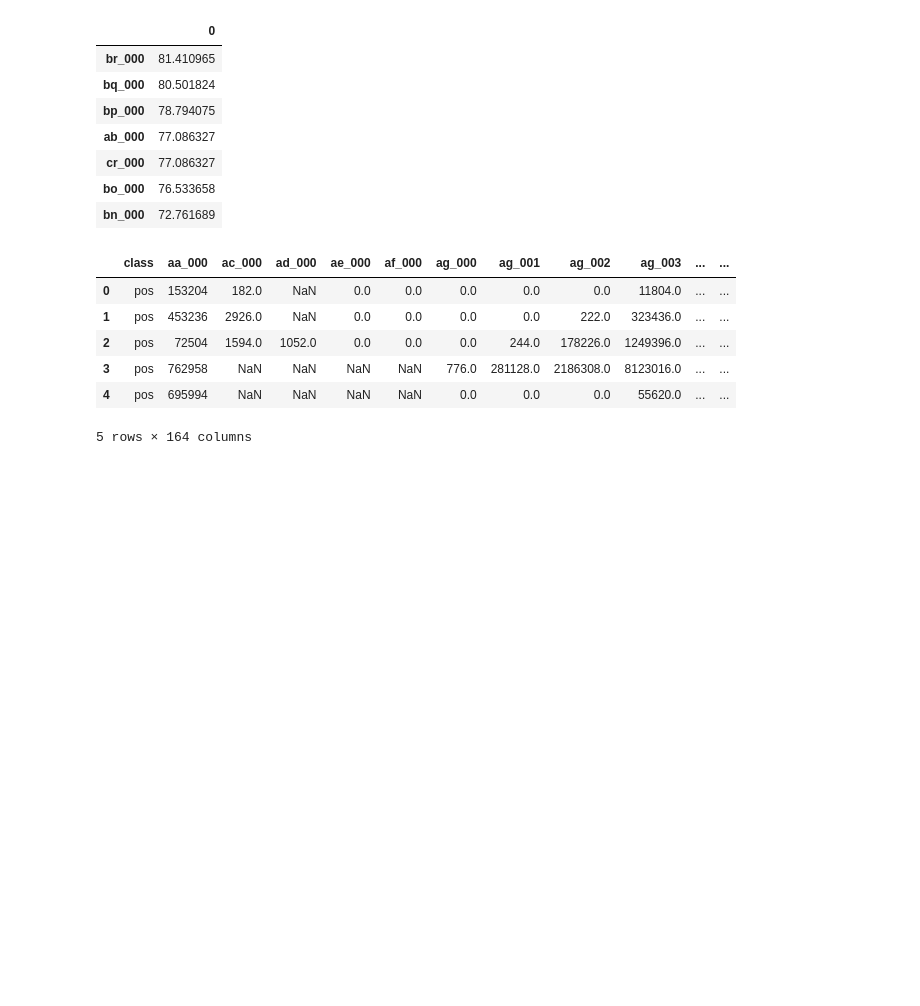
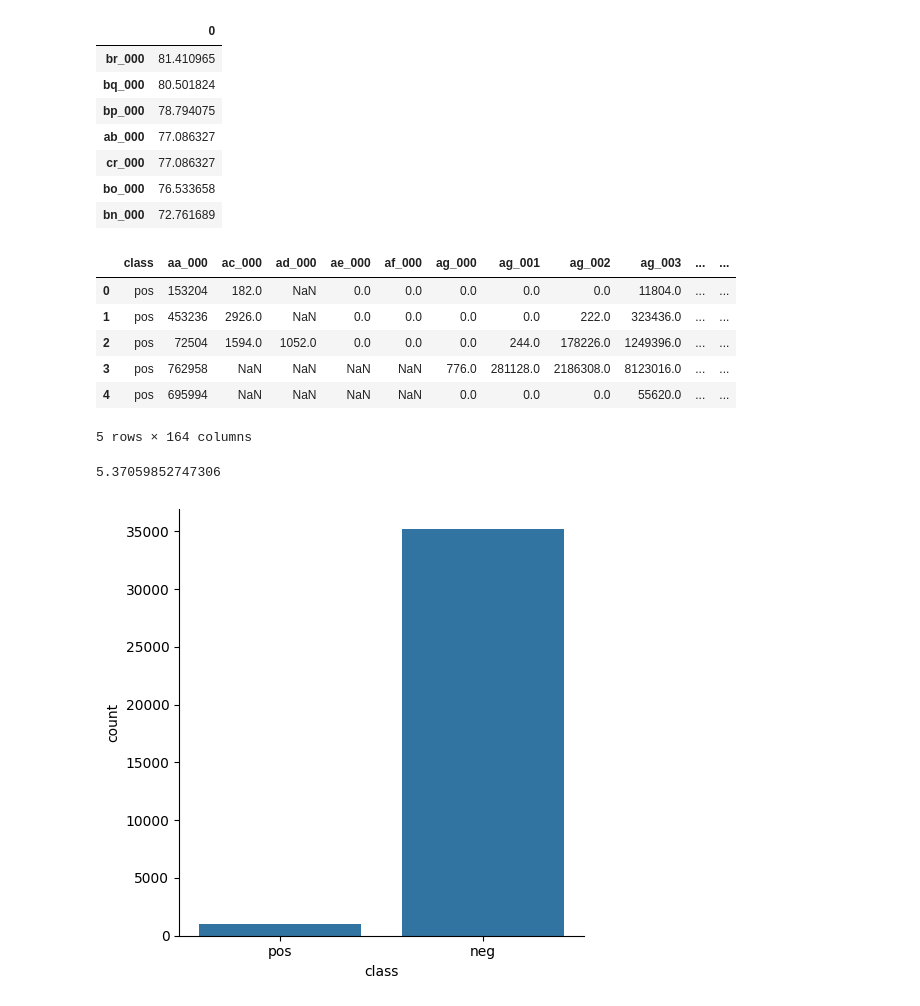
Before and after one commit to Chimmz/sensor-fault-detection, a Jupyter notebook: APS_fault.ipynb, the cells around one changed output. Cells and saved outputs as stored; diff of their text form; code cells hidden in the pictures; blank space fills up the shorter version.

```diff
--- a/APS_fault.ipynb
+++ b/APS_fault.ipynb
@@ -105,3 +105,15 @@ df.head()
 5 rows × 164 columns
 # %%
 # Problem 2: Missing data
+# %%
+total_cells = np.product(df.shape)
+total_missing = df.isnull().sum().sum()
+
+missing_percent = total_missing / total_cells * 100
+missing_percent
+# %% [output]
+5.37059852747306
+# %%
+sns.catplot(x='class', data=df, kind='count'); # Huge imbalance
+# %% [output]
+[figure, added]
```
Also changed, not shown: parts of 12 cells of this notebook.
